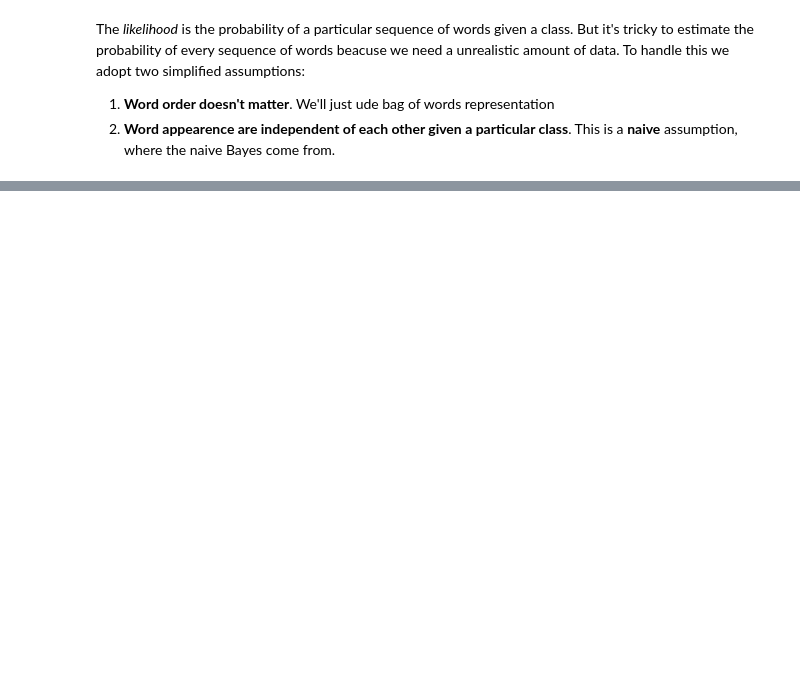
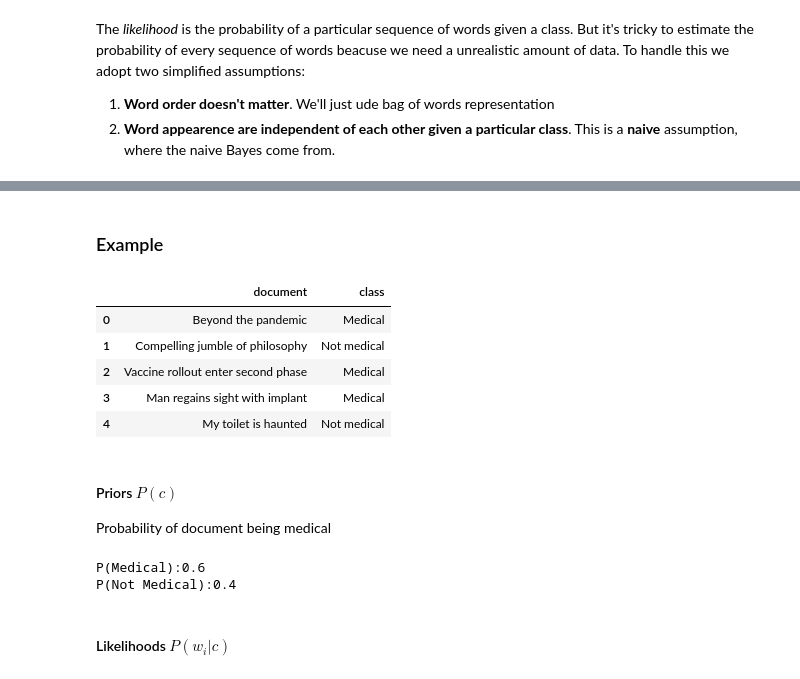
Before and after one commit to rdemarqui/studies, a Jupyter notebook: Naive_Bayes.ipynb, the cells around one changed output, grey strips where cells are left out. Cells and saved outputs as stored; diff of their text form; code cells hidden in the pictures; blank space fills up the shorter version.

```diff
--- a/Naive_Bayes.ipynb
+++ b/Naive_Bayes.ipynb
@@ -67,0 +88,2 @@ The *likelihood* is the probability of a particular sequence of words given a cl
+# %% [markdown]
+### Example
@@ -67,0 +93,34 @@ The *likelihood* is the probability of a particular sequence of words given a cl
+# %%
+document = [
+    'Beyond the pandemic',
+    'Compelling jumble of philosophy',
+    'Vaccine rollout enter second phase',
+    'Man regains sight with implant',
+    'My toilet is haunted'
+]
+doc_class = ['Medical', 'Not medical', 'Medical', 'Medical', 'Not medical']
+
+corpus = pd.DataFrame([document, doc_class]).T
+corpus.columns = ['document', 'class']
+corpus
+# %% [output]
+|  | document | class |
+| 0 | Beyond the pandemic | Medical |
+| 1 | Compelling jumble of philosophy | Not medical |
+| 2 | Vaccine rollout enter second phase | Medical |
+| 3 | Man regains sight with implant | Medical |
+| 4 | My toilet is haunted | Not medical |
+# %% [markdown]
+#### Priors $P(c)$
+Probability of document being medical
+# %%
+# Calculating priors P(c): Probability of document being medical
+P_medical = corpus['class'].value_counts().get("Medical") / corpus['class'].count()
+P_notMedical = corpus['class'].value_counts().get("Not medical") / corpus['class'].count()
+
+print(f'P(Medical):{P_medical}\nP(Not Medical):{P_notMedical}')
+# %% [output]
+P(Medical):0.6
+P(Not Medical):0.4
+# %% [markdown]
+#### Likelihoods $P(w_{i}|c)$
```
Also changed, not shown: parts of 11 cells of this notebook.
